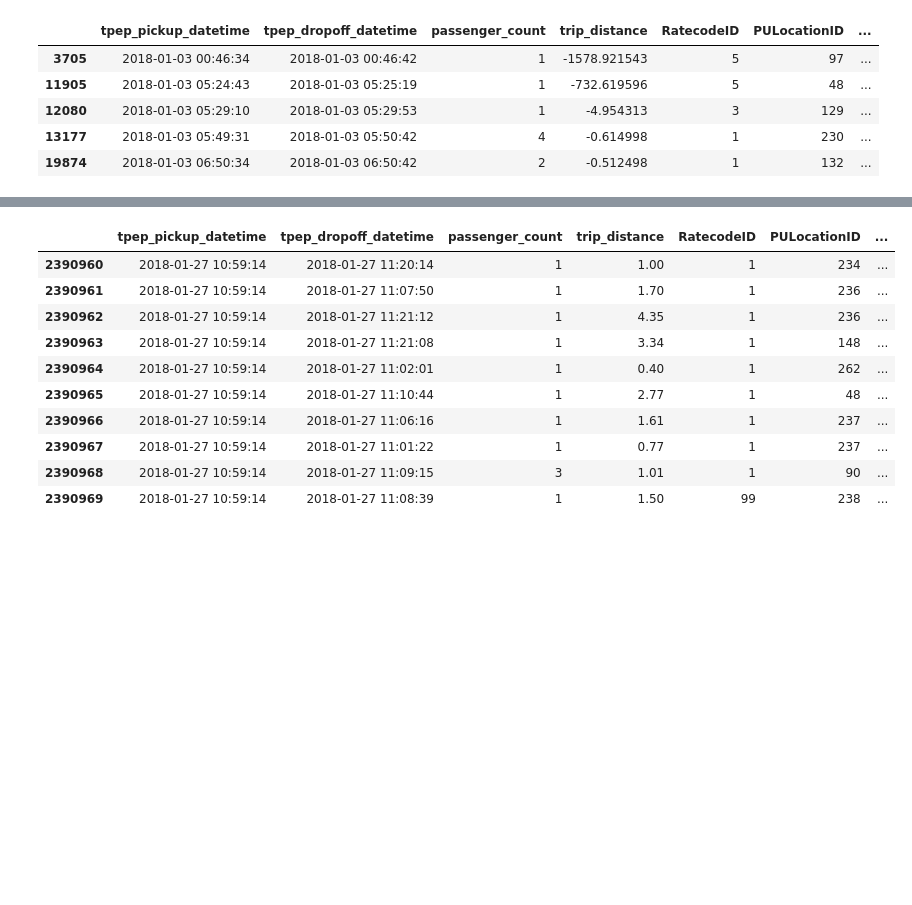
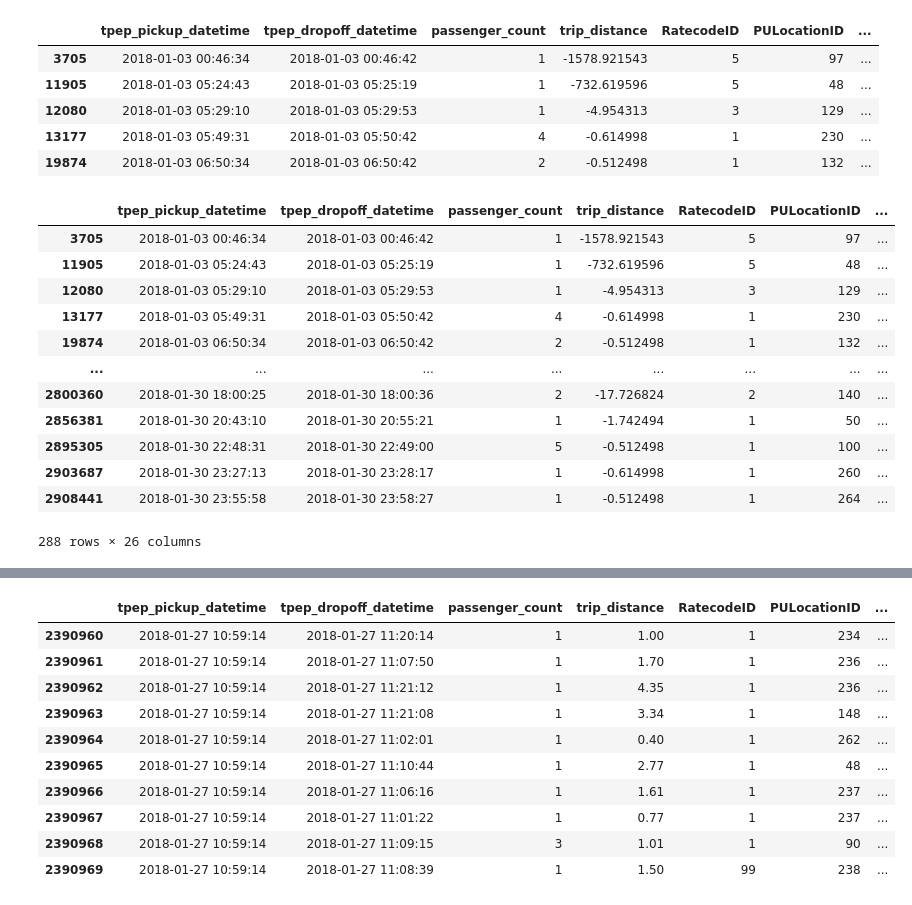
Before and after one commit to manusza/Proyecto-Taxis-NYC, a Jupyter notebook: taxis.ipynb, the cells around one changed output, grey strips where cells are left out. Drawn from its saved outputs; the diff is of its cells as text; code cells hidden in the pictures; blank space fills up the shorter version.

```diff
--- a/taxis.ipynb
+++ b/taxis.ipynb
@@ -234,4 +237,20 @@ df_Impar[df_Impar.trip_distance<0].head(5)
 | 12080 | 2018-01-03 05:29:10 | 2018-01-03 05:29:53 | 1 | -4.954313 | 3 | 129 | ... |
 | 13177 | 2018-01-03 05:49:31 | 2018-01-03 05:50:42 | 4 | -0.614998 | 1 | 230 | ... |
 | 19874 | 2018-01-03 06:50:34 | 2018-01-03 06:50:42 | 2 | -0.512498 | 1 | 132 | ... |
+# %%
+df_Impar[df_Impar.trip_distance<0]
+# %% [output]
+|  | tpep_pickup_datetime | tpep_dropoff_datetime | passenger_count | trip_distance | RatecodeID | PULocationID | ... |
+| 3705 | 2018-01-03 00:46:34 | 2018-01-03 00:46:42 | 1 | -1578.921543 | 5 | 97 | ... |
+| 11905 | 2018-01-03 05:24:43 | 2018-01-03 05:25:19 | 1 | -732.619596 | 5 | 48 | ... |
+| 12080 | 2018-01-03 05:29:10 | 2018-01-03 05:29:53 | 1 | -4.954313 | 3 | 129 | ... |
+| 13177 | 2018-01-03 05:49:31 | 2018-01-03 05:50:42 | 4 | -0.614998 | 1 | 230 | ... |
+| 19874 | 2018-01-03 06:50:34 | 2018-01-03 06:50:42 | 2 | -0.512498 | 1 | 132 | ... |
+| ... | ... | ... | ... | ... | ... | ... | ... |
+| 2800360 | 2018-01-30 18:00:25 | 2018-01-30 18:00:36 | 2 | -17.726824 | 2 | 140 | ... |
+| 2856381 | 2018-01-30 20:43:10 | 2018-01-30 20:55:21 | 1 | -1.742494 | 1 | 50 | ... |
+| 2895305 | 2018-01-30 22:48:31 | 2018-01-30 22:49:00 | 5 | -0.512498 | 1 | 100 | ... |
+| 2903687 | 2018-01-30 23:27:13 | 2018-01-30 23:28:17 | 1 | -0.614998 | 1 | 260 | ... |
+| 2908441 | 2018-01-30 23:55:58 | 2018-01-30 23:58:27 | 1 | -0.512498 | 1 | 264 | ... |
+288 rows × 26 columns
 # %%
```
Also changed, not shown: parts of 8 cells of this notebook, 2 other files.
